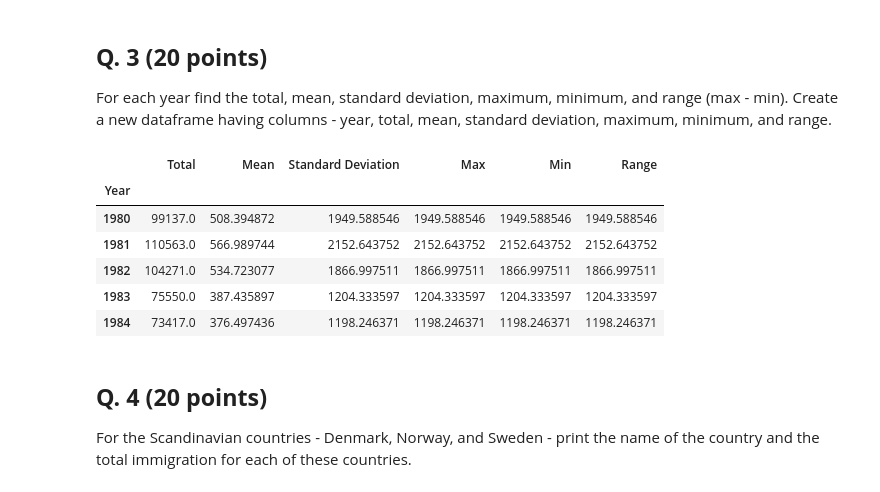
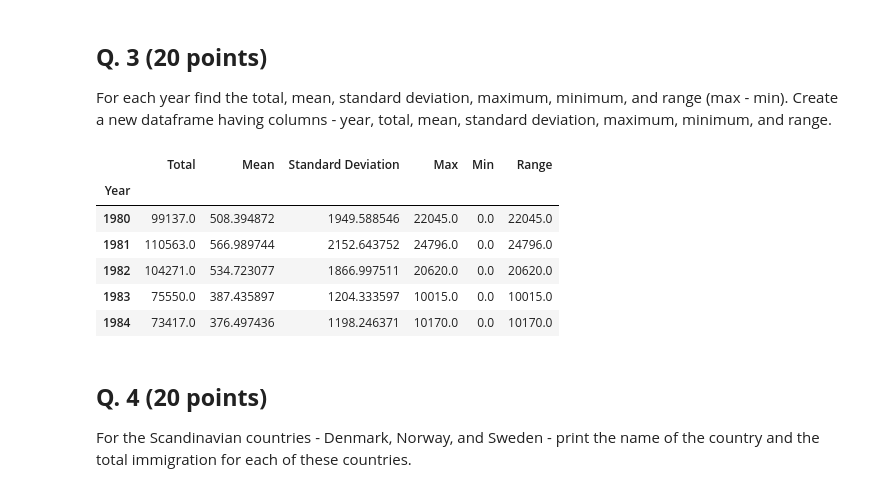
Before and after one commit to dylanxlam/data_visualization_practive, a Jupyter notebook: practice1/HWK1.ipynb, the cells around one changed output. Saved outputs shown, nothing was run; the diff lists cells and outputs as text; code cells hidden in the pictures.

```diff
--- a/practice1/HWK1.ipynb
+++ b/practice1/HWK1.ipynb
@@ -330,22 +330,22 @@ for year in years:
 # %%
 df3 = pd.DataFrame(columns=['Year', 'Total', 'Mean', 'Standard Deviation', 'Max', 'Min', 'Range'])
 df3['Year'] = years
 df3['Total'] = total
 df3['Mean'] = mean
 df3['Standard Deviation'] = std
-df3['Max'] = std
-df3['Min'] = std
-df3['Range'] = std
+df3['Max'] = max
+df3['Min'] = min
+df3['Range'] = range
 df3.set_index('Year', inplace=True)
 df3.head()
 # %% [output]
 |  | Total | Mean | Standard Deviation | Max | Min | Range |
 | Year |  |  |  |  |  |  |
-| 1980 | 99137.0 | 508.394872 | 1949.588546 | 1949.588546 | 1949.588546 | 1949.588546 |
-| 1981 | 110563.0 | 566.989744 | 2152.643752 | 2152.643752 | 2152.643752 | 2152.643752 |
-| 1982 | 104271.0 | 534.723077 | 1866.997511 | 1866.997511 | 1866.997511 | 1866.997511 |
-| 1983 | 75550.0 | 387.435897 | 1204.333597 | 1204.333597 | 1204.333597 | 1204.333597 |
-| 1984 | 73417.0 | 376.497436 | 1198.246371 | 1198.246371 | 1198.246371 | 1198.246371 |
+| 1980 | 99137.0 | 508.394872 | 1949.588546 | 22045.0 | 0.0 | 22045.0 |
+| 1981 | 110563.0 | 566.989744 | 2152.643752 | 24796.0 | 0.0 | 24796.0 |
+| 1982 | 104271.0 | 534.723077 | 1866.997511 | 20620.0 | 0.0 | 20620.0 |
+| 1983 | 75550.0 | 387.435897 | 1204.333597 | 10015.0 | 0.0 | 10015.0 |
+| 1984 | 73417.0 | 376.497436 | 1198.246371 | 10170.0 | 0.0 | 10170.0 |
 # %% [markdown]
 ## **Q. 4 (20 points)**
 For the Scandinavian countries - Denmark, Norway, and Sweden - print the name of the country and the total immigration for each of these countries.
```
Also changed, not shown: 6 other files.
